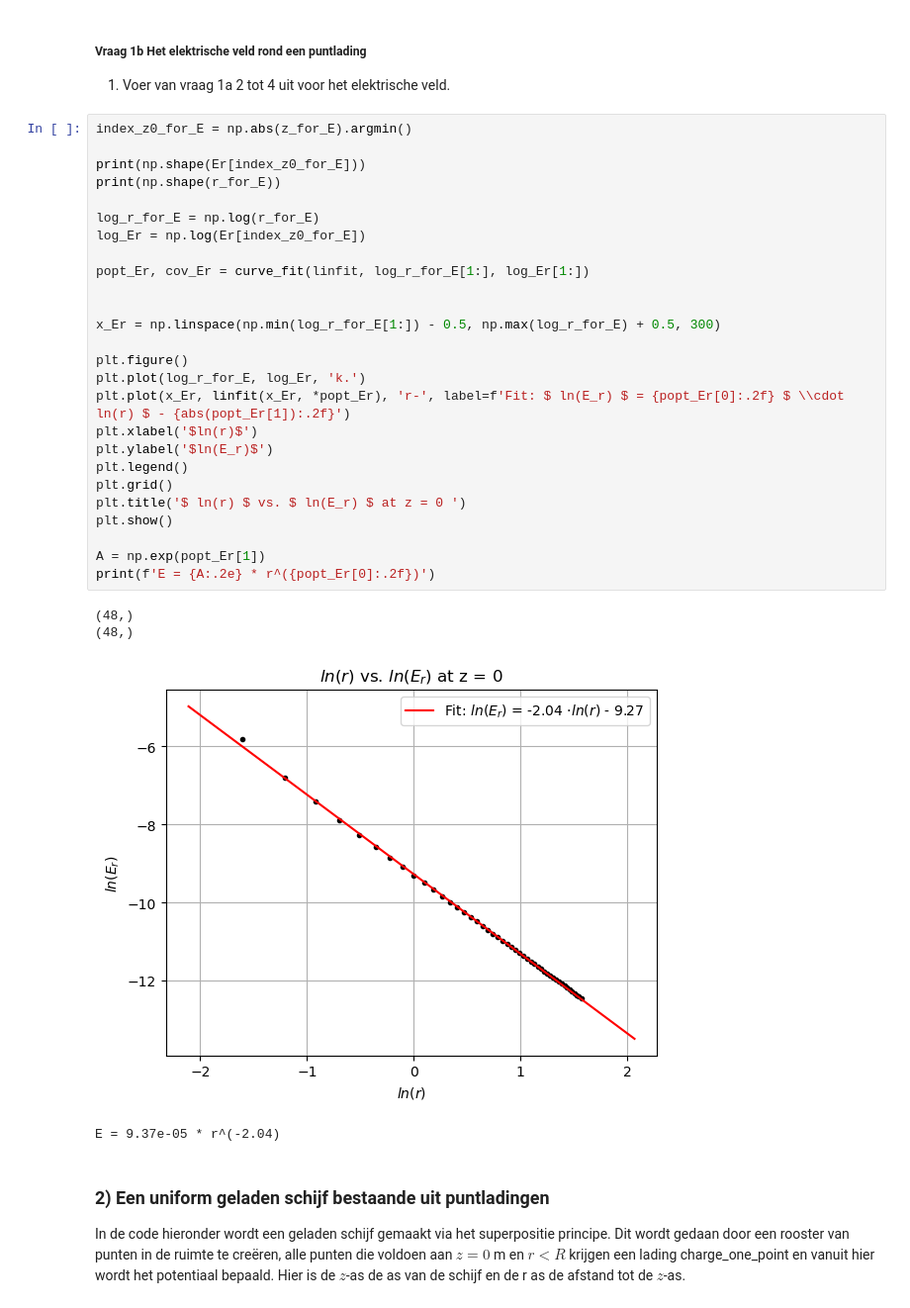
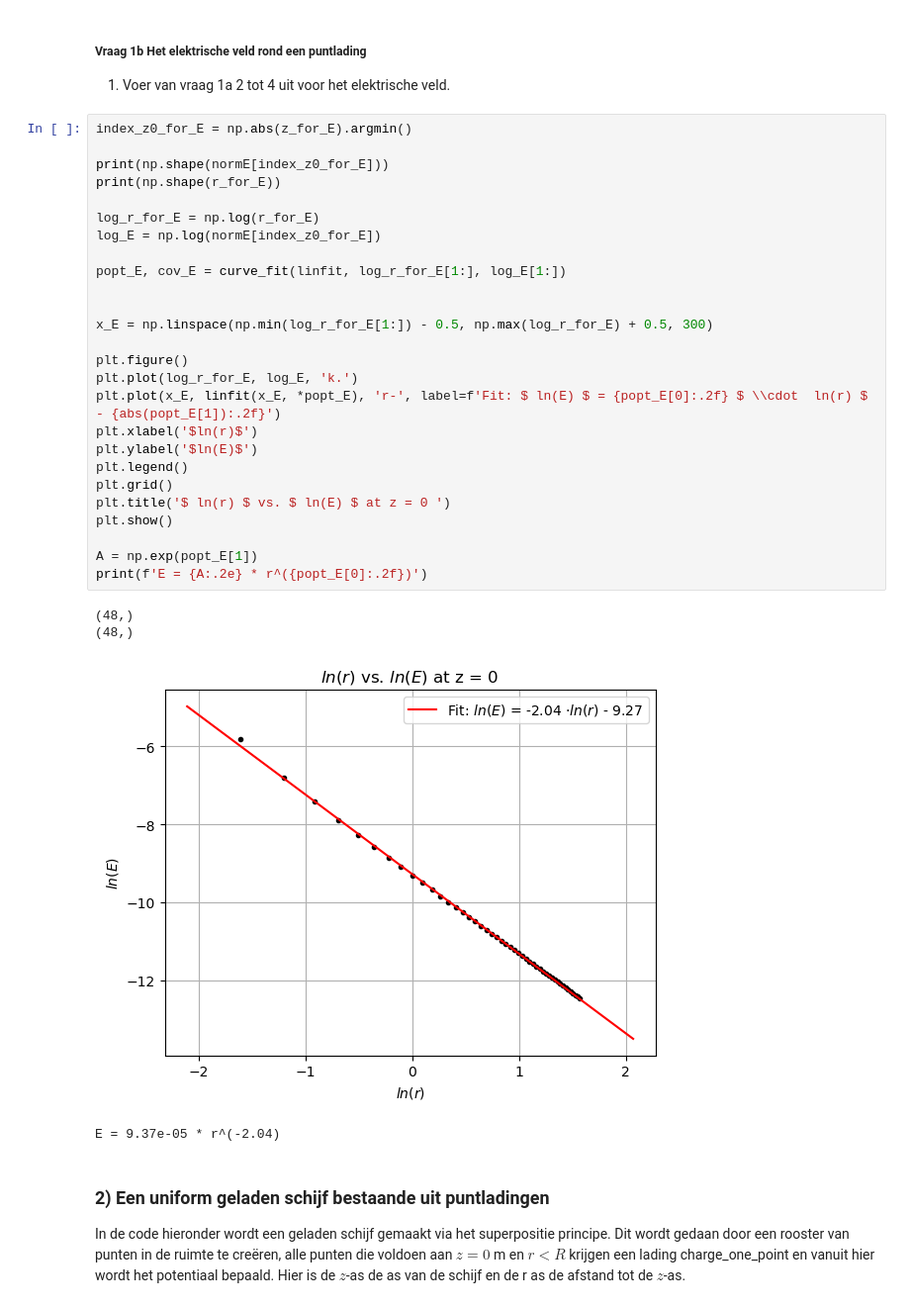
Before and after one commit to hldemulder/DEF-D-OPDRACHTEN, a Jupyter notebook: DigitaleOntwerpopdrachten/1CondensatorOpdracht/CondensatorOntwerpopdracht.ipynb, the cells around one changed output. Shown at 99% size. Drawn from its saved outputs; the diff is of its cells as text.

```diff
--- a/DigitaleOntwerpopdrachten/1CondensatorOpdracht/CondensatorOntwerpopdracht.ipynb
+++ b/DigitaleOntwerpopdrachten/1CondensatorOpdracht/CondensatorOntwerpopdracht.ipynb
@@ -124,33 +124,33 @@ V = 8.99e-05 * r^(-1.00)
 # %%
 index_z0_for_E = np.abs(z_for_E).argmin()
 
-print(np.shape(Er[index_z0_for_E]))
+print(np.shape(normE[index_z0_for_E]))
 print(np.shape(r_for_E))
 
 log_r_for_E = np.log(r_for_E)
-log_Er = np.log(Er[index_z0_for_E])
+log_E = np.log(normE[index_z0_for_E])
 
-popt_Er, cov_Er = curve_fit(linfit, log_r_for_E[1:], log_Er[1:])
+popt_E, cov_E = curve_fit(linfit, log_r_for_E[1:], log_E[1:])
 
 
-x_Er = np.linspace(np.min(log_r_for_E[1:]) - 0.5, np.max(log_r_for_E) + 0.5, 300)
+x_E = np.linspace(np.min(log_r_for_E[1:]) - 0.5, np.max(log_r_for_E) + 0.5, 300)
 
 plt.figure()
-plt.plot(log_r_for_E, log_Er, 'k.')
-plt.plot(x_Er, linfit(x_Er, *popt_Er), 'r-', label=f'Fit: $ ln(E_r) $ = {popt_Er[0]:.2f} $ \\cdot  ln(r) $ - {abs(popt_Er[1]):.2f}')
+plt.plot(log_r_for_E, log_E, 'k.')
+plt.plot(x_E, linfit(x_E, *popt_E), 'r-', label=f'Fit: $ ln(E) $ = {popt_E[0]:.2f} $ \\cdot  ln(r) $ - {abs(popt_E[1]):.2f}')
 plt.xlabel('$ln(r)$')
-plt.ylabel('$ln(E_r)$')
+plt.ylabel('$ln(E)$')
 plt.legend()
 plt.grid()
-plt.title('$ ln(r) $ vs. $ ln(E_r) $ at z = 0 ')
+plt.title('$ ln(r) $ vs. $ ln(E) $ at z = 0 ')
 plt.show()
 
-A = np.exp(popt_Er[1])
-print(f'E = {A:.2e} * r^({popt_Er[0]:.2f})')
+A = np.exp(popt_E[1])
+print(f'E = {A:.2e} * r^({popt_E[0]:.2f})')
 # %% [output]
 (48,)
 (48,)
-[figure, old version]
+[figure, new version]
 E = 9.37e-05 * r^(-2.04)
 # %% [markdown]
 ### 2) Een uniform geladen schijf bestaande uit puntladingen
```
Also changed, not shown: parts of 9 cells of this notebook, 5 other files.
